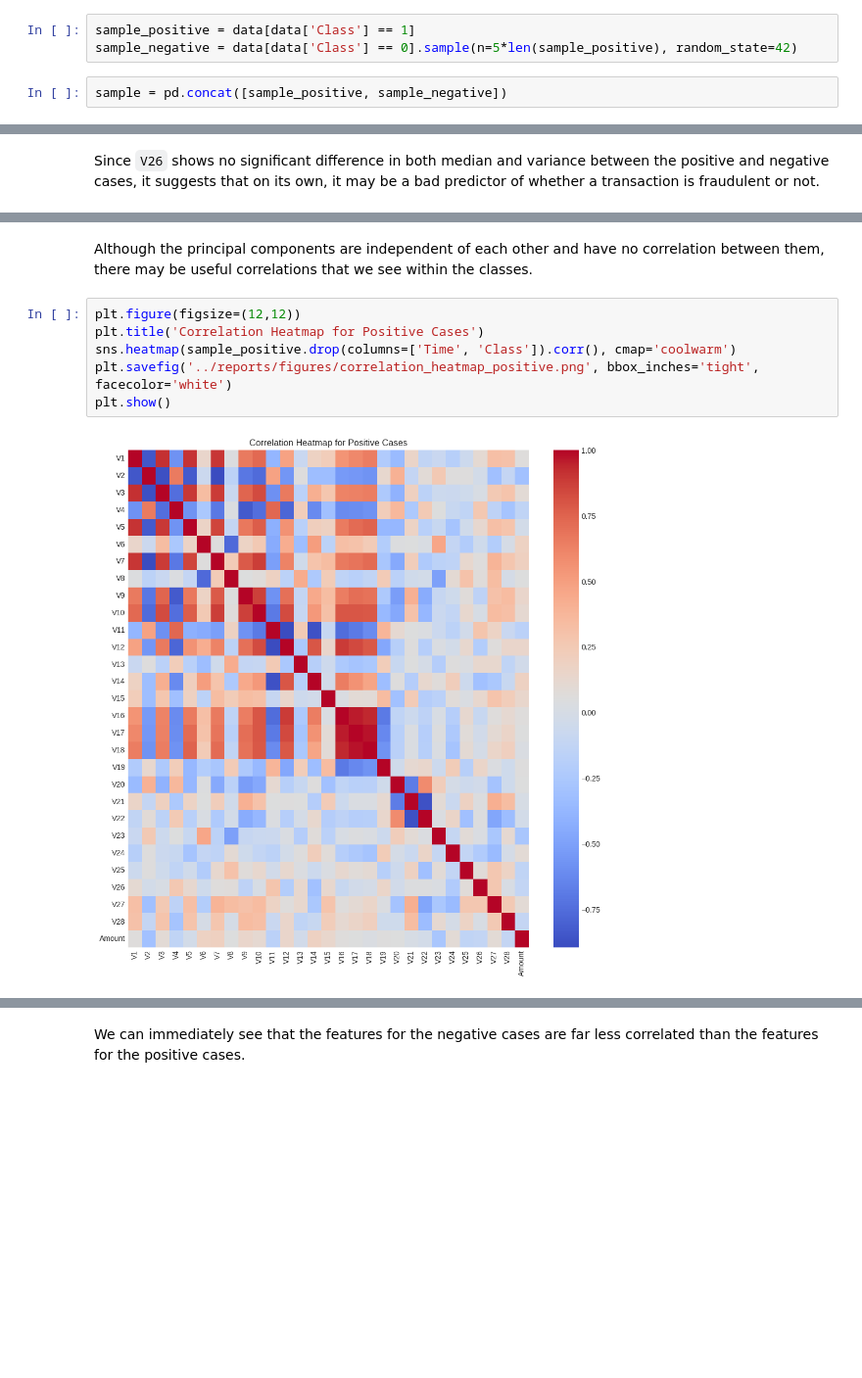
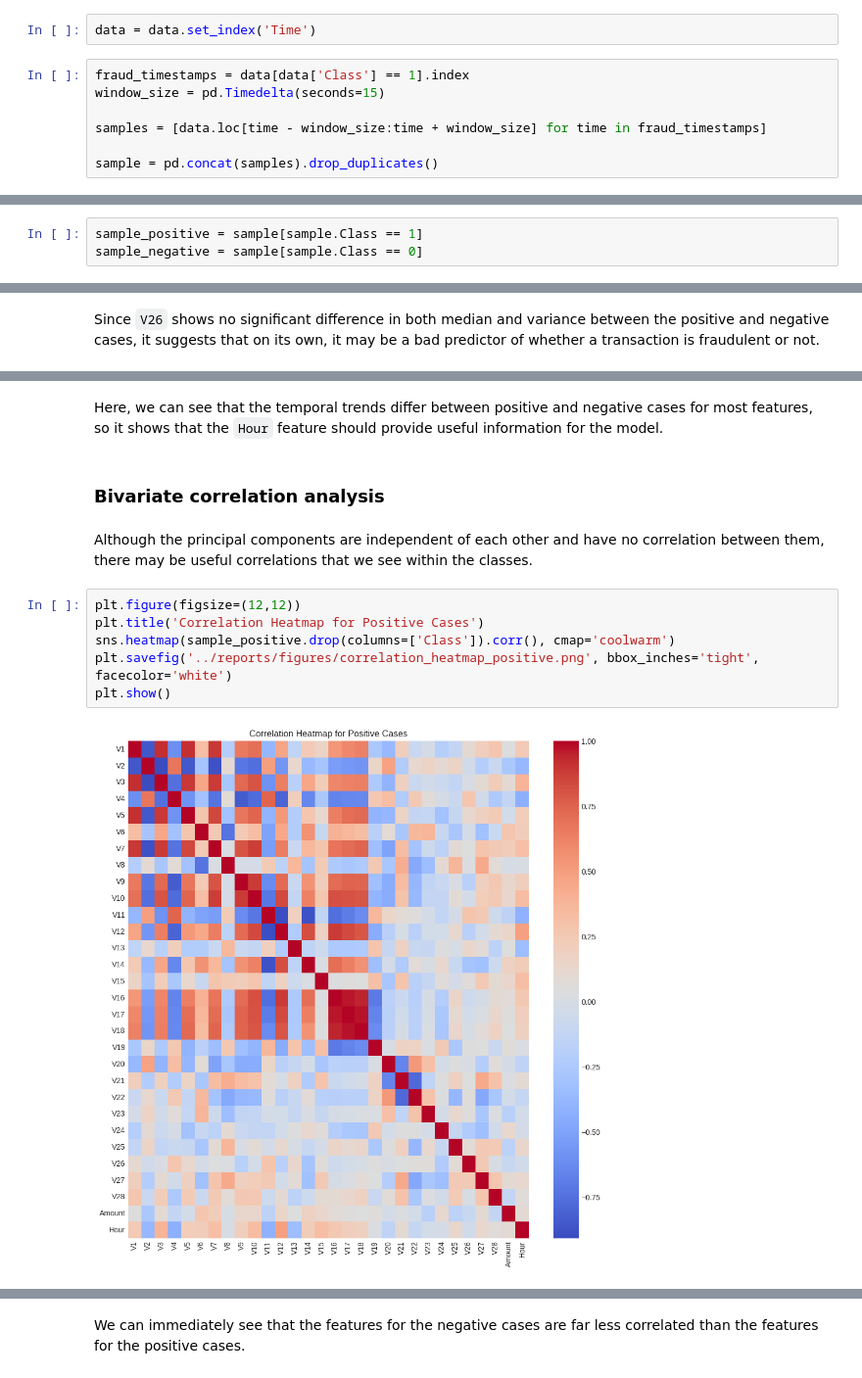
Before and after one commit to feranmidere/credit-card-fraud-detection, a Jupyter notebook: notebooks/eda.ipynb, the cells around one changed output, grey strips where cells are left out. Shown at 98% size. Saved outputs shown, nothing was run; the diff lists cells and outputs as text; blank space fills up the shorter version.

```diff
--- a/notebooks/eda.ipynb
+++ b/notebooks/eda.ipynb
@@ -83,5 +85,9 @@ Because of the number of records in the dataset, as well as the class imbalance,
+# %%
+data = data.set_index('Time')
 # %%
-sample_positive = data[data['Class'] == 1]
-sample_negative = data[data['Class'] == 0].sample(n=5*len(sample_positive), random_state=42)
+fraud_timestamps = data[data['Class'] == 1].index
+window_size = pd.Timedelta(seconds=15)
+
+samples = [data.loc[time - window_size:time + window_size] for time in fraud_timestamps]
+
+sample = pd.concat(samples).drop_duplicates()
-# %%
-sample = pd.concat([sample_positive, sample_negative])
@@ -103,0 +115,3 @@ sample
+# %%
+sample_positive = sample[sample.Class == 1]
+sample_negative = sample[sample.Class == 0]
@@ -309,13 +371,17 @@ Since `V26` shows no significant difference in both median and variance between
+# %% [markdown]
+Here, we can see that the temporal trends differ between positive and negative cases for most features, so it shows that the `Hour` feature should provide useful information for the model.
+# %% [markdown]
+### Bivariate correlation analysis
 # %% [markdown]
 Although the principal components are independent of each other and have no correlation between them, there may be useful correlations that we see within the classes.
 # %%
 plt.figure(figsize=(12,12))
 plt.title('Correlation Heatmap for Positive Cases')
-sns.heatmap(sample_positive.drop(columns=['Time', 'Class']).corr(), cmap='coolwarm')
+sns.heatmap(sample_positive.drop(columns=['Class']).corr(), cmap='coolwarm')
 plt.savefig('../reports/figures/correlation_heatmap_positive.png', bbox_inches='tight', facecolor='white')
 plt.show()
 # %% [output]
-[figure, old version]
+[figure, new version]
 # %%
 plt.figure(figsize=(12,12))
 plt.title('Correlation Heatmap for Negative Cases')
```
Also changed, not shown: parts of 40 cells of this notebook, 13 other files.
